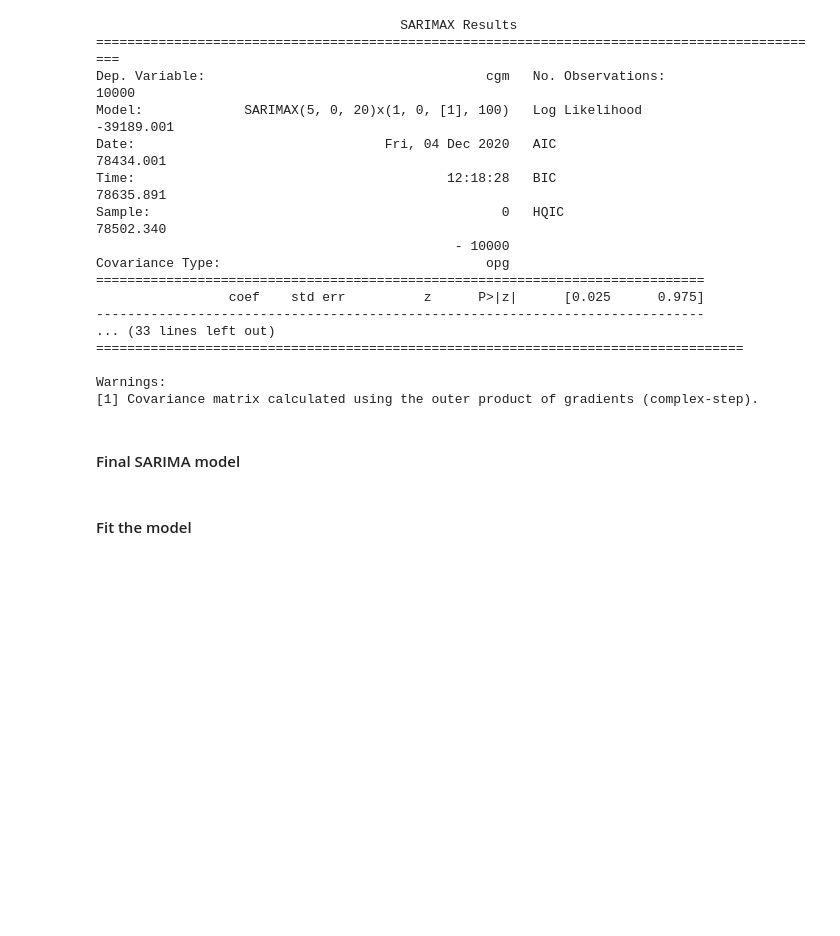
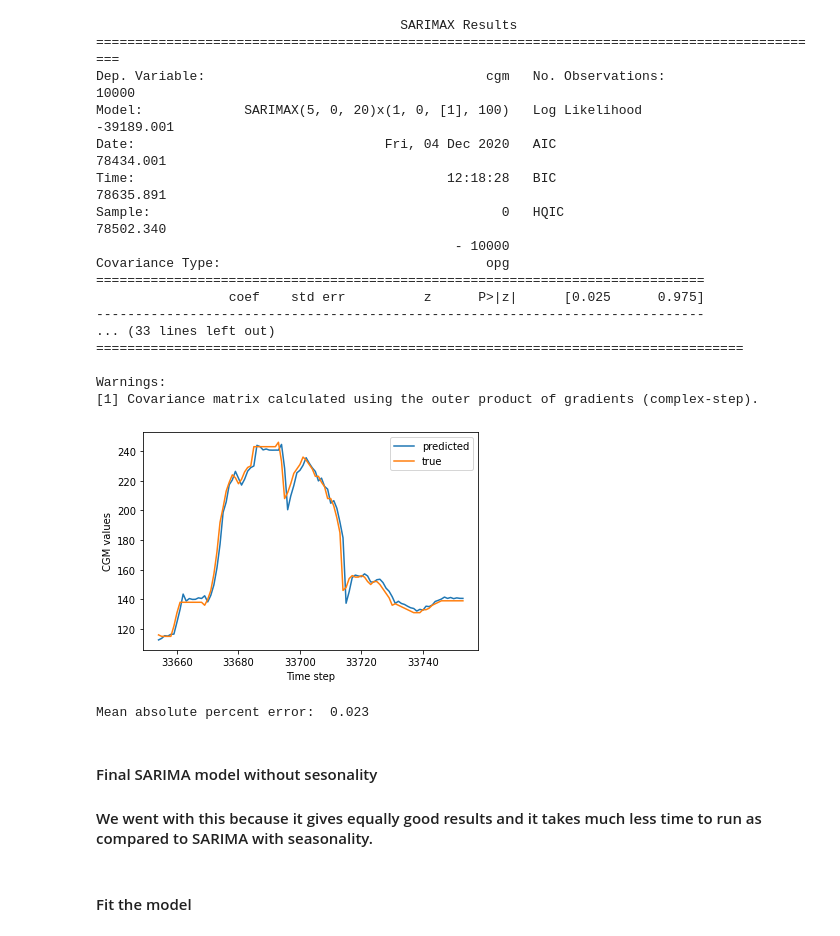
Before and after one commit to apattnaik/GlucoseMonitoringAndMealPrediction, a Jupyter notebook: sarima_based_prediction.ipynb, the cells around one changed output. Cells and saved outputs as stored; diff of their text form; code cells hidden in the pictures; blank space fills up the shorter version.

```diff
--- a/sarima_based_prediction.ipynb
+++ b/sarima_based_prediction.ipynb
@@ -68,8 +68,27 @@ Covariance Type:                                  opg
 
 Warnings:
 [1] Covariance matrix calculated using the outer product of gradients (complex-step).
-# %% [markdown]
-#### Final SARIMA model
+# %%
+predictor_model = SARIMAX(demo_data[:demo_train_end_idx + FORECAST_POINTS], order=order)
+predictor_model = predictor_model.filter(fitted_model.params)
+predicted_cgm_values = predictor_model.predict()[demo_train_end_idx : demo_train_end_idx + FORECAST_POINTS]
+# %%
+plt.plot(predicted_cgm_values, label='predicted')
+plt.plot(demo_test_data, label='true')
+plt.ylabel('CGM values')
+plt.xlabel('Time step')
+plt.legend()
+plt.show()
+
+residuals = demo_test_data - predicted_cgm_values
+print("Mean absolute percent error: ", round(np.mean(abs(residuals/demo_test_data)), 4))
+# %% [output]
+[figure, added]
+Mean absolute percent error:  0.023
+# %% [markdown]
+#### Final SARIMA model without sesonality
+
+#### We went with this because it gives equally good results and it takes much less time to run as compared to SARIMA with seasonality.
 # %%
 order = (5, 0, 20)
 sarima_model = SARIMAX(demo_train_data, order=order)
```
Also changed, not shown: parts of 7 cells of this notebook, 1 other file.
